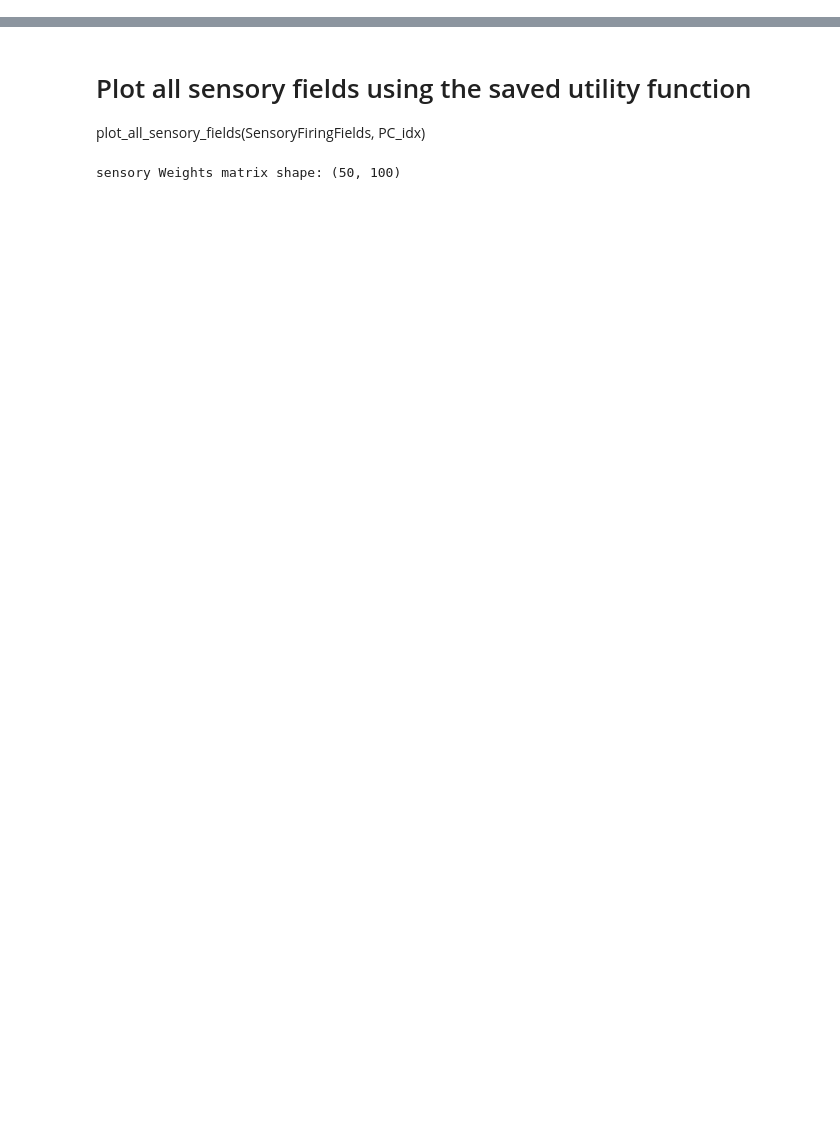
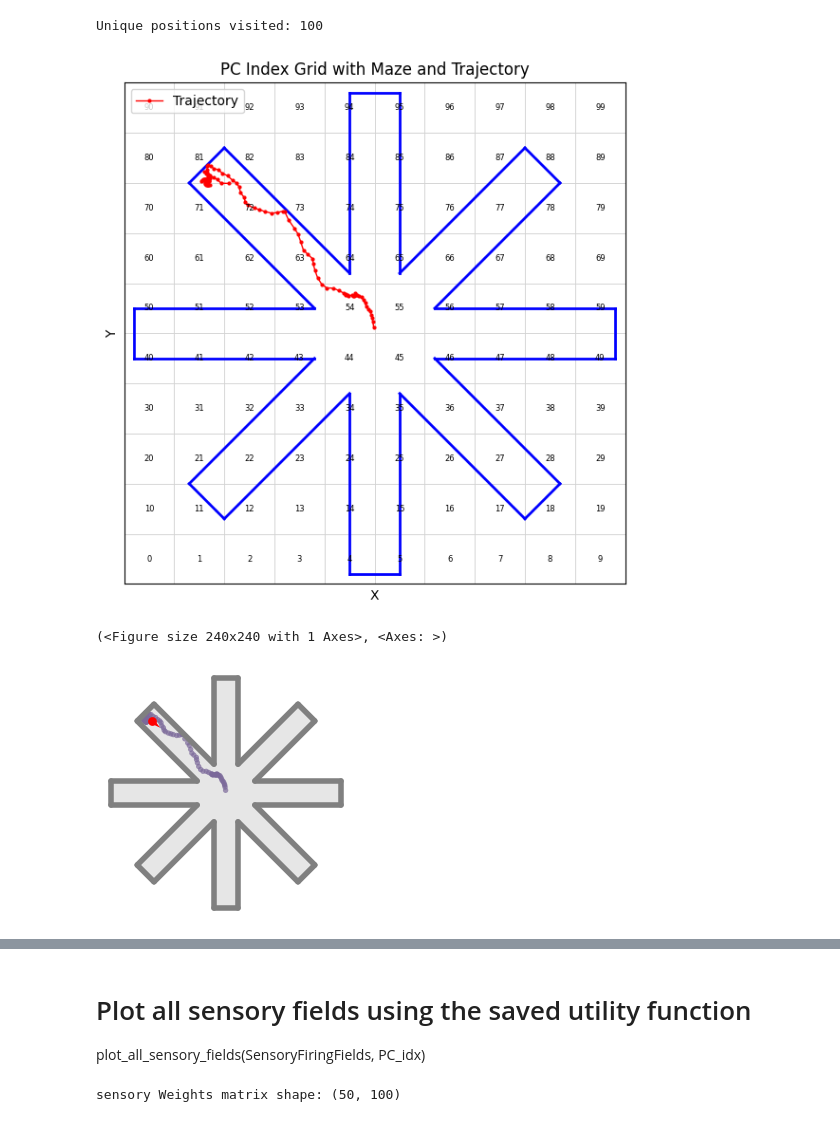
Before and after one commit to giana3015/CodeBaseMRes, a Jupyter notebook: modellingtrajectory0704.ipynb, the cells around one changed output, grey strips where cells are left out. Saved outputs shown, nothing was run; the diff lists cells and outputs as text; code cells hidden in the pictures; blank space fills up the shorter version.

```diff
--- a/modellingtrajectory0704.ipynb
+++ b/modellingtrajectory0704.ipynb
@@ -64,0 +83,71 @@ plot_trajectory_over_PC_idx(trajectory_positions, PC_idx)
+# %%
+# === Step 3: Create agent and simulate motion === #
+agent = Agent(env)
+
+agent.pos = center.copy()
+agent.speed_mean = 0.08 #m/s
+agent.speed_coherence_time = 0.7
+agent.rotation_velocity_std = 120 * np.pi/180 #radians
+agent.rotational_velocity_coherence_time = 0.08
+
+# Simulate for 10 seconds (100 steps)
+T = 10.0
+dt = 0.1
+for _ in range(int(T / dt)):
+    agent.update(dt=dt)
+
+
+positions = np.array(agent.history["pos"])*10
+
+print(f"Unique positions visited: {np.unique(positions, axis=0).shape[0]}")
+
+def plot_pc_grid_maze_trajectory(PC_idx, env, trajectory, maze_color='blue', traj_color='red', lw=2):
+    """
+    Plot the PC index grid as outlined squares with index labels,
+    overlay maze walls, and plot trajectory.
+    """
+    rows, cols = PC_idx.shape
+    fig, ax = plt.subplots(figsize=(6, 6))
+
+    # Plot outlined squares and PC indices
+    for r in range(rows):
+        for c in range(cols):
+            rect = plt.Rectangle((c, r), 1, 1, fill=False, edgecolor='lightgrey', linewidth=0.5)
+            ax.add_patch(rect)
+            ax.text(c + 0.5, r + 0.5, str(PC_idx[r, c]), ha='center', va='center',
+                    fontsize=6, color='black')
+
+    # Plot maze walls scaled to PC grid
+    for wall in env.walls:
+        (x0, y0), (x1, y1) = wall
+        x0_scaled, x1_scaled = x0 * cols, x1 * cols
+        y0_scaled, y1_scaled = y0 * rows, y1 * rows
+        ax.plot([x0_scaled, x1_scaled], [y0_scaled, y1_scaled],
+                color=maze_color, linewidth=lw)
+
+    # Plot trajectory
+    xs, ys = zip(*trajectory)
+    ax.plot(xs, ys, color=traj_color, marker='o', markersize=2,
+            linewidth=1, label='Trajectory')
+
+    ax.set_title("PC Index Grid with Maze and Trajectory")
+    ax.set_xlabel("X")
+    ax.set_ylabel("Y")
+    ax.set_xlim(0, cols)
+    ax.set_ylim(0, rows)
+    ax.set_xticks([])
+    ax.set_yticks([])
+    ax.legend(loc='upper left')
+    ax.set_aspect('equal')
+    plt.tight_layout()
+    plt.show()
+
+# Plot it all
+plot_pc_grid_maze_trajectory(PC_idx, env, positions)
+
+agent.plot_trajectory()
+# %% [output]
+Unique positions visited: 100
+[figure, added]
+(<Figure size 240x240 with 1 Axes>, <Axes: >)
+[figure, added]
```
Also changed, not shown: parts of 7 cells of this notebook.
